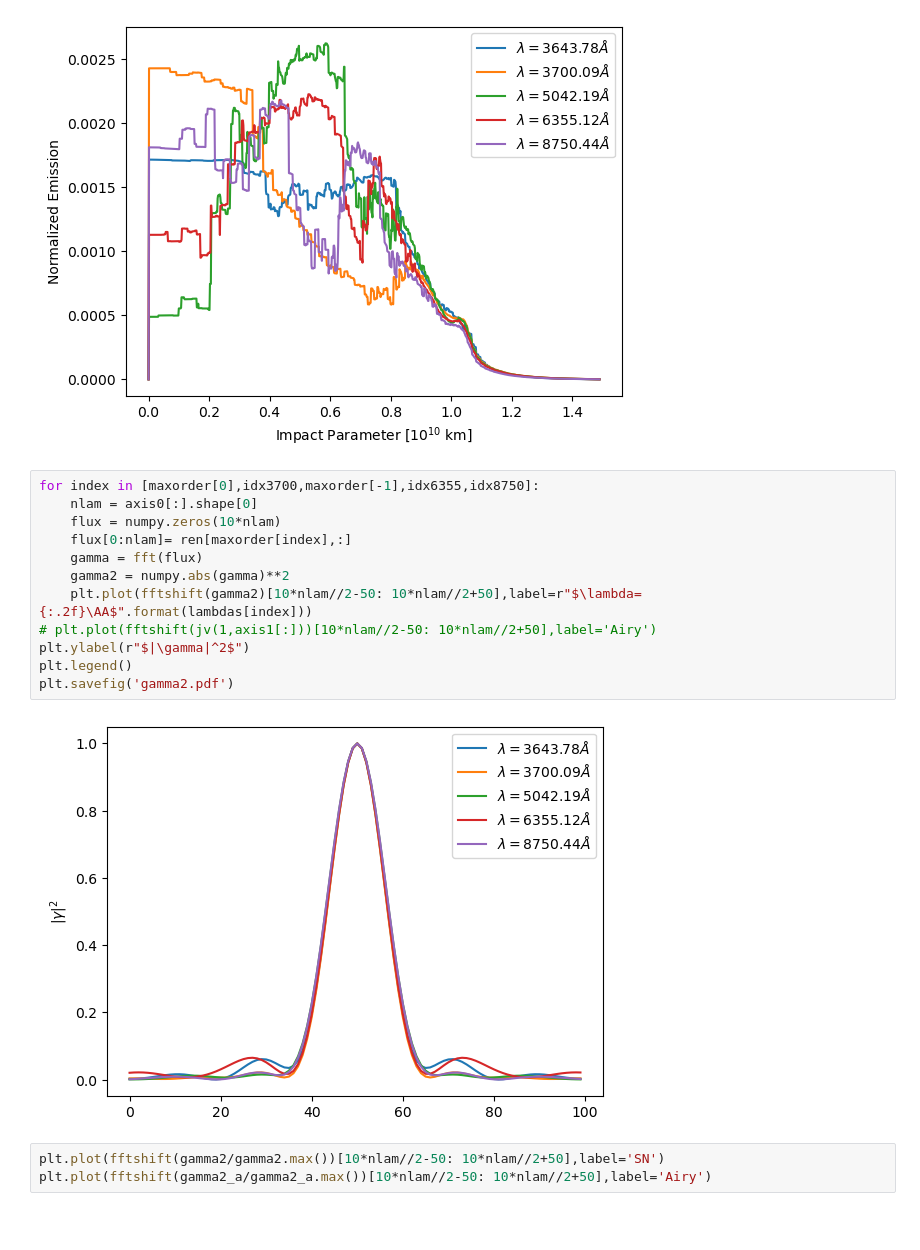
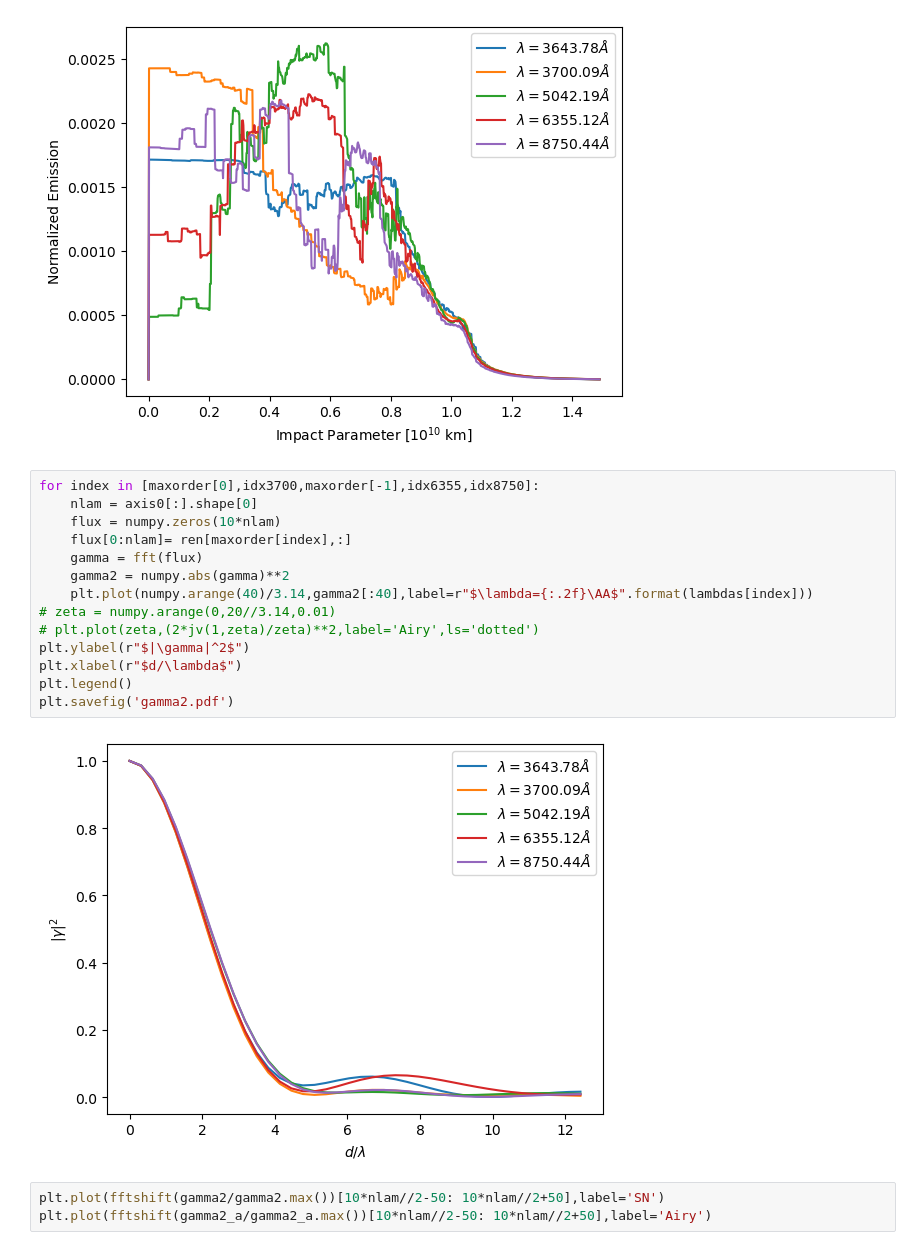
Before and after one commit to AlexGKim/II, a Jupyter notebook: Untitled.ipynb, the cells around one changed output. Drawn from its saved outputs; the diff is of its cells as text; blank space fills up the shorter version.

```diff
--- a/Untitled.ipynb
+++ b/Untitled.ipynb
@@ -84,17 +84,19 @@ plt.savefig('impact.pdf')
 # %%
 for index in [maxorder[0],idx3700,maxorder[-1],idx6355,idx8750]:
     nlam = axis0[:].shape[0]
     flux = numpy.zeros(10*nlam)
     flux[0:nlam]= ren[maxorder[index],:]
     gamma = fft(flux)
     gamma2 = numpy.abs(gamma)**2
-    plt.plot(fftshift(gamma2)[10*nlam//2-50: 10*nlam//2+50],label=r"$\lambda={:.2f}\AA$".format(lambdas[index]))
-# plt.plot(fftshift(jv(1,axis1[:]))[10*nlam//2-50: 10*nlam//2+50],label='Airy')
+    plt.plot(numpy.arange(40)/3.14,gamma2[:40],label=r"$\lambda={:.2f}\AA$".format(lambdas[index]))
+# zeta = numpy.arange(0,20//3.14,0.01)
+# plt.plot(zeta,(2*jv(1,zeta)/zeta)**2,label='Airy',ls='dotted')
 plt.ylabel(r"$|\gamma|^2$")
+plt.xlabel(r"$d/\lambda$")
 plt.legend()
 plt.savefig('gamma2.pdf')
 # %% [output]
-[figure, old version]
+[figure, new version]
 # %%
 plt.plot(fftshift(gamma2/gamma2.max())[10*nlam//2-50: 10*nlam//2+50],label='SN')
 plt.plot(fftshift(gamma2_a/gamma2_a.max())[10*nlam//2-50: 10*nlam//2+50],label='Airy')
```
Also changed, not shown: 1 other file.
